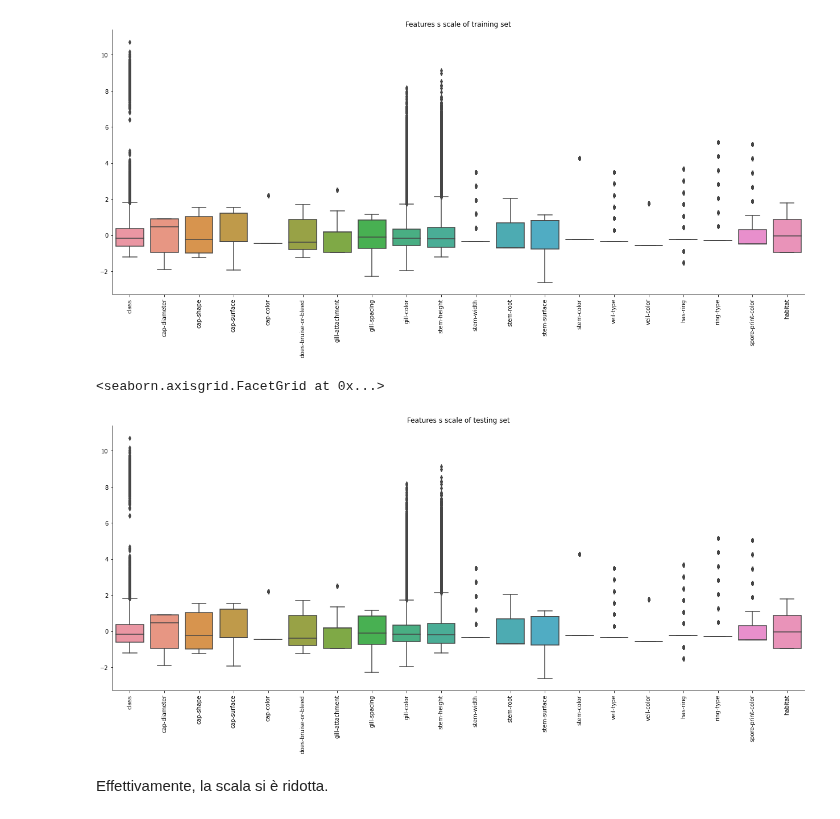
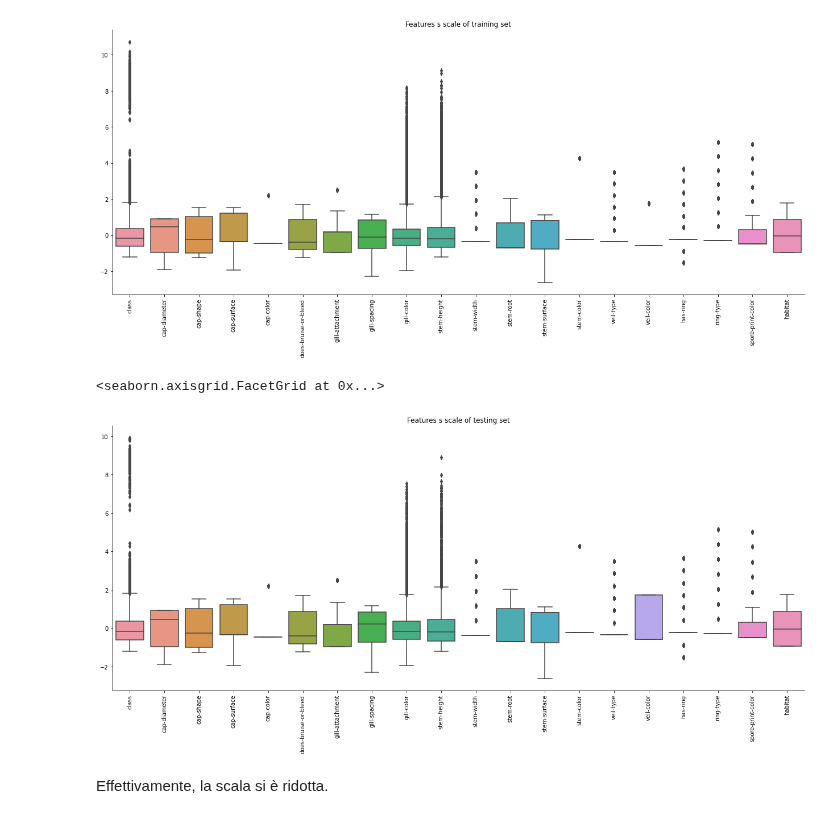
Before and after one commit to msalvati1997/mushrooms_classificator, a Jupyter notebook: mushroom.ipynb, the cells around one changed output. Drawn from its saved outputs; the diff is of its cells as text; code cells hidden in the pictures.

```diff
--- a/mushroom.ipynb
+++ b/mushroom.ipynb
@@ -612,10 +609,10 @@ p.set_xticklabels(df.columns,rotation=90)
 <seaborn.axisgrid.FacetGrid at 0x...>
 [figure]
 # %%
-p = sns.factorplot(data=X_TEST_SCALED , kind='box' , size=7, aspect=2.5).set(title='Features s scale of testing set')
+p = sns.factorplot(data=x_test_scaled , kind='box' , size=7, aspect=2.5).set(title='Features s scale of testing set')
 p.set_xticklabels(df.columns,rotation=90)
 # %% [output]
 <seaborn.axisgrid.FacetGrid at 0x...>
-[figure, old version]
+[figure, new version]
 # %% [markdown]
 Effettivamente, la scala si è ridotta.
```
Also changed, not shown: parts of 16 cells of this notebook.
